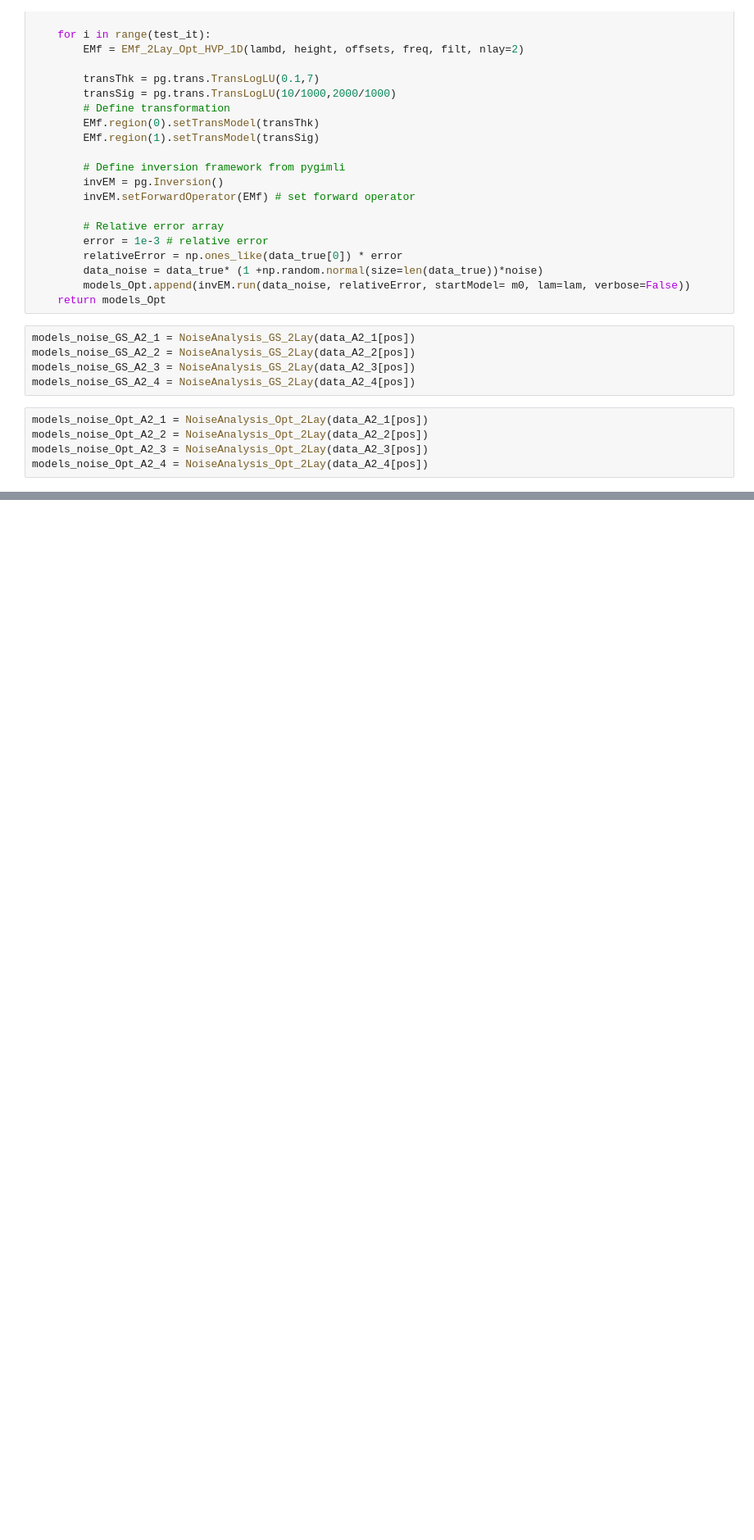
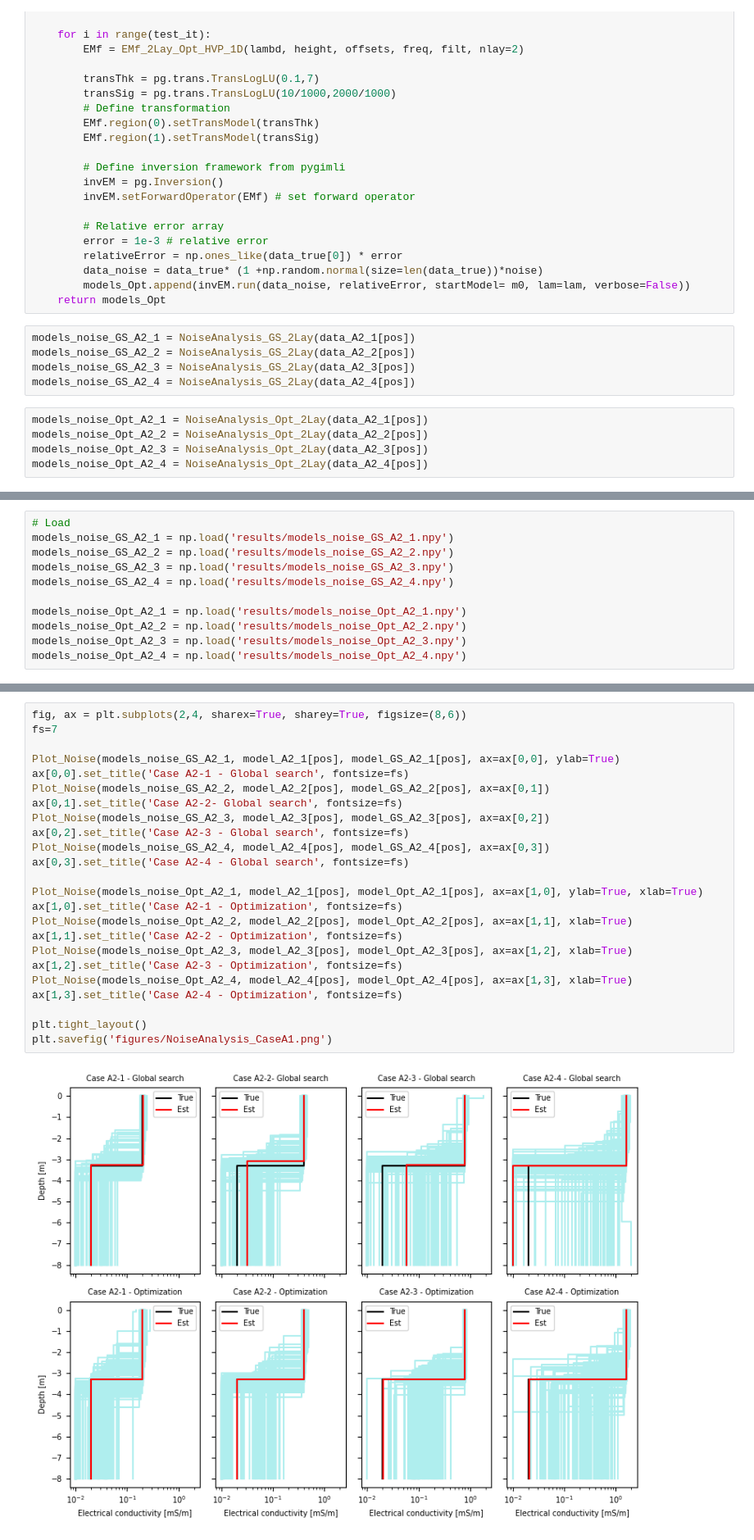
Before and after one commit to mariacarrizo/MC_RB_EM_1D, a Jupyter notebook: Synth-2Layers/A2/NoiseAnalysis.ipynb, the cells around one changed output, grey strips where cells are left out. Shown at 82% size. Cells and saved outputs as stored; diff of their text form; blank space fills up the shorter version.

```diff
--- a/Synth-2Layers/A2/NoiseAnalysis.ipynb
+++ b/Synth-2Layers/A2/NoiseAnalysis.ipynb
@@ -96,0 +109,11 @@ print('hello')
+# %%
+# Load
+models_noise_GS_A2_1 = np.load('results/models_noise_GS_A2_1.npy')
+models_noise_GS_A2_2 = np.load('results/models_noise_GS_A2_2.npy')
+models_noise_GS_A2_3 = np.load('results/models_noise_GS_A2_3.npy')
+models_noise_GS_A2_4 = np.load('results/models_noise_GS_A2_4.npy')
+
+models_noise_Opt_A2_1 = np.load('results/models_noise_Opt_A2_1.npy')
+models_noise_Opt_A2_2 = np.load('results/models_noise_Opt_A2_2.npy')
+models_noise_Opt_A2_3 = np.load('results/models_noise_Opt_A2_3.npy')
+models_noise_Opt_A2_4 = np.load('results/models_noise_Opt_A2_4.npy')
@@ -96,0 +155,26 @@ print('hello')
+# %%
+fig, ax = plt.subplots(2,4, sharex=True, sharey=True, figsize=(8,6))
+fs=7
+
+Plot_Noise(models_noise_GS_A2_1, model_A2_1[pos], model_GS_A2_1[pos], ax=ax[0,0], ylab=True)
+ax[0,0].set_title('Case A2-1 - Global search', fontsize=fs)
+Plot_Noise(models_noise_GS_A2_2, model_A2_2[pos], model_GS_A2_2[pos], ax=ax[0,1])
+ax[0,1].set_title('Case A2-2- Global search', fontsize=fs)
+Plot_Noise(models_noise_GS_A2_3, model_A2_3[pos], model_GS_A2_3[pos], ax=ax[0,2])
+ax[0,2].set_title('Case A2-3 - Global search', fontsize=fs)
+Plot_Noise(models_noise_GS_A2_4, model_A2_4[pos], model_GS_A2_4[pos], ax=ax[0,3])
+ax[0,3].set_title('Case A2-4 - Global search', fontsize=fs)
+
+Plot_Noise(models_noise_Opt_A2_1, model_A2_1[pos], model_Opt_A2_1[pos], ax=ax[1,0], ylab=True, xlab=True)
+ax[1,0].set_title('Case A2-1 - Optimization', fontsize=fs)
+Plot_Noise(models_noise_Opt_A2_2, model_A2_2[pos], model_Opt_A2_2[pos], ax=ax[1,1], xlab=True)
+ax[1,1].set_title('Case A2-2 - Optimization', fontsize=fs)
+Plot_Noise(models_noise_Opt_A2_3, model_A2_3[pos], model_Opt_A2_3[pos], ax=ax[1,2], xlab=True)
+ax[1,2].set_title('Case A2-3 - Optimization', fontsize=fs)
+Plot_Noise(models_noise_Opt_A2_4, model_A2_4[pos], model_Opt_A2_4[pos], ax=ax[1,3], xlab=True)
+ax[1,3].set_title('Case A2-4 - Optimization', fontsize=fs)
+
+plt.tight_layout()
+plt.savefig('figures/NoiseAnalysis_CaseA1.png')
+# %% [output]
+[figure, added]
```
Also changed, not shown: parts of 9 cells of this notebook, 3 other files.
